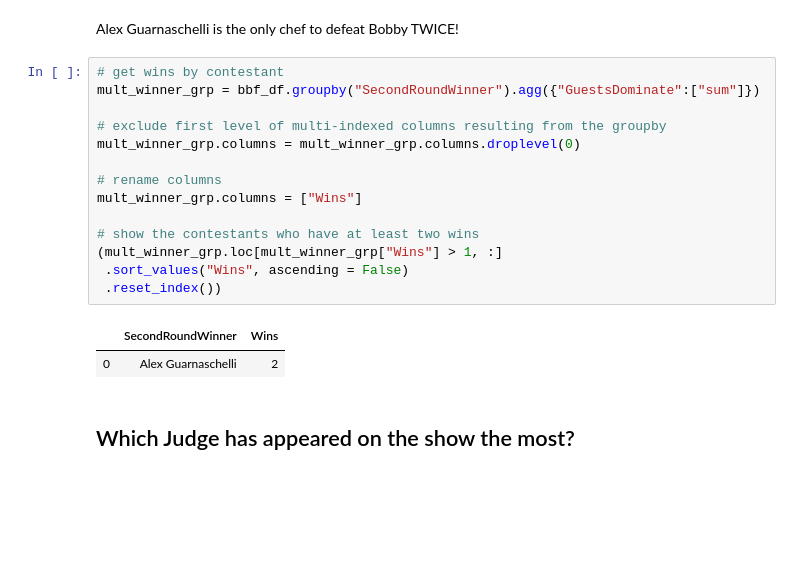
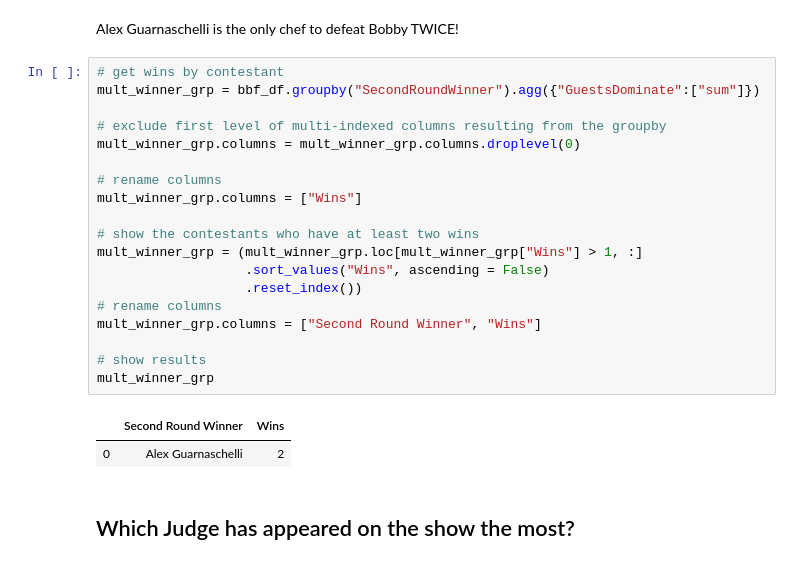
Before and after one commit to Michael-Jarmola/Does_Bobby_Flay_Always_Win, a Jupyter notebook: Does Bobby Flay Always Win - Analysis.ipynb, the cells around one changed output. Cells and saved outputs as stored; diff of their text form; blank space fills up the shorter version.

```diff
--- a/Does Bobby Flay Always Win - Analysis.ipynb
+++ b/Does Bobby Flay Always Win - Analysis.ipynb
@@ -328,19 +341,24 @@ Alex Guarnaschelli is the only chef to defeat Bobby TWICE!
 # %%
 # get wins by contestant
 mult_winner_grp = bbf_df.groupby("SecondRoundWinner").agg({"GuestsDominate":["sum"]})
 
 # exclude first level of multi-indexed columns resulting from the groupby
 mult_winner_grp.columns = mult_winner_grp.columns.droplevel(0)
 
 # rename columns
 mult_winner_grp.columns = ["Wins"]
 
 # show the contestants who have at least two wins
-(mult_winner_grp.loc[mult_winner_grp["Wins"] > 1, :]
- .sort_values("Wins", ascending = False)
- .reset_index())
+mult_winner_grp = (mult_winner_grp.loc[mult_winner_grp["Wins"] > 1, :]
+                   .sort_values("Wins", ascending = False)
+                   .reset_index())
+# rename columns
+mult_winner_grp.columns = ["Second Round Winner", "Wins"]
+
+# show results
+mult_winner_grp
 # %% [output]
-|  | SecondRoundWinner | Wins |
+|  | Second Round Winner | Wins |
 | 0 | Alex Guarnaschelli | 2 |
 # %% [markdown]
 ## Which Judge has appeared on the show the most?
```
Also changed, not shown: parts of 9 cells of this notebook.
